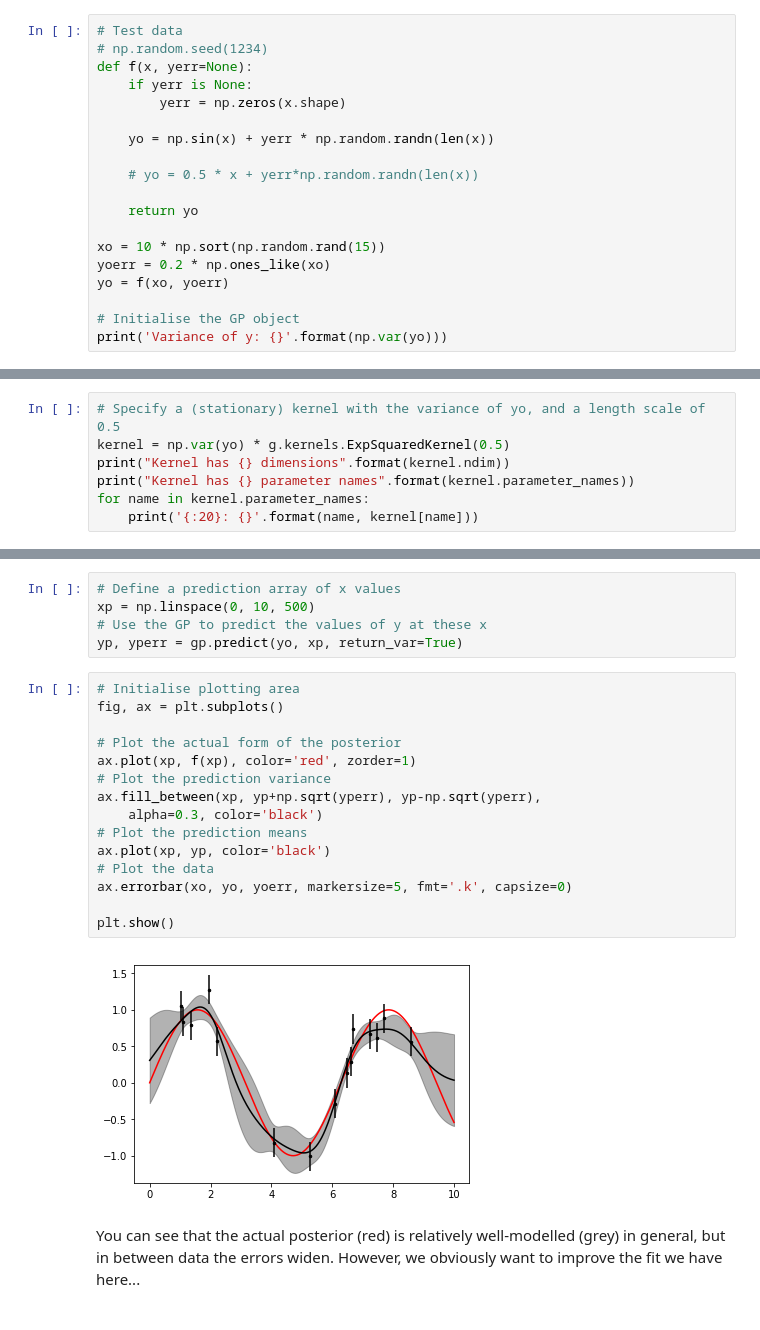
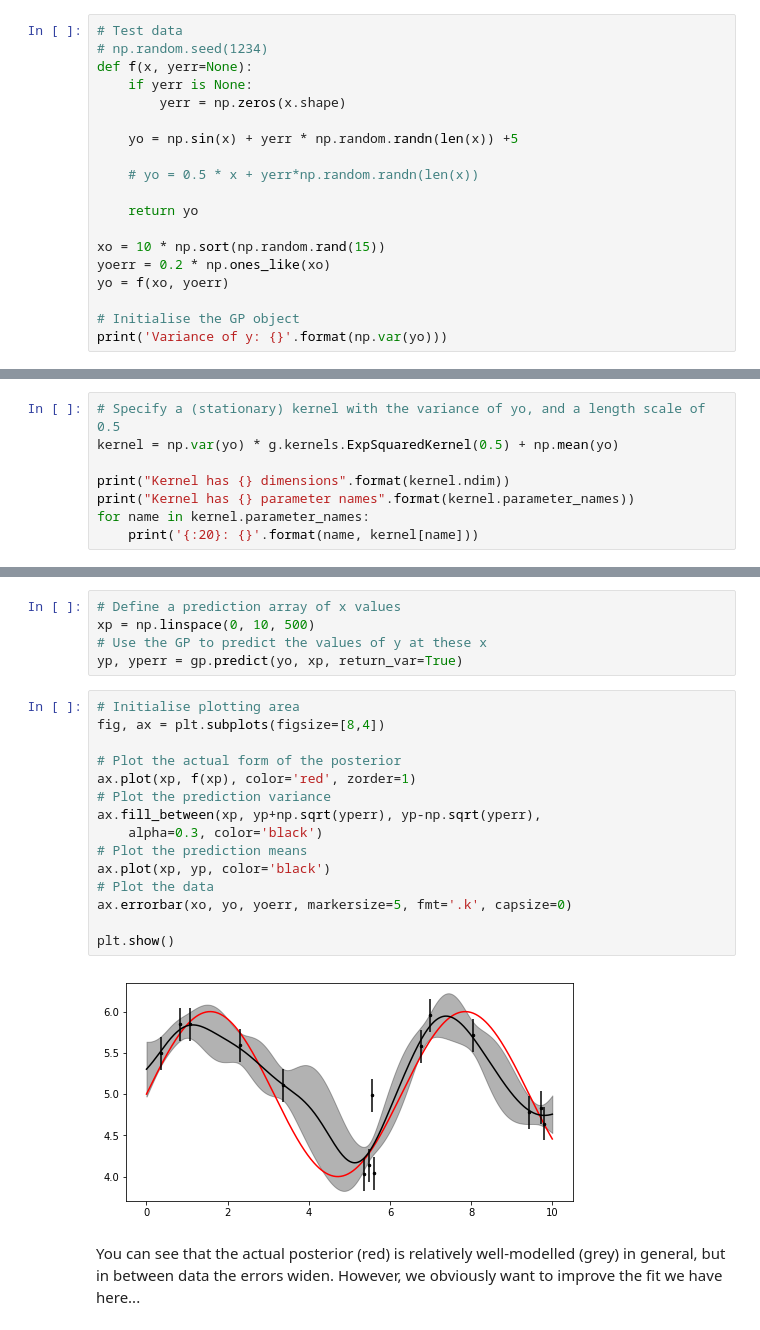
Before and after one commit to wildjames/GP_pointClick, a Jupyter notebook: initial_GP_notes.ipynb, the cells around one changed output, grey strips where cells are left out. Cells and saved outputs as stored; diff of their text form.

Commit message:
Added a visualisation of how the GP returns to mean

```diff
--- a/initial_GP_notes.ipynb
+++ b/initial_GP_notes.ipynb
@@ -16,7 +16,7 @@ def f(x, yerr=None):
     if yerr is None:
         yerr = np.zeros(x.shape)
 
-    yo = np.sin(x) + yerr * np.random.randn(len(x))
+    yo = np.sin(x) + yerr * np.random.randn(len(x)) +5
 
     # yo = 0.5 * x + yerr*np.random.randn(len(x))
 
@@ -34,7 +34,8 @@ Variance of y: 0.4049074969312088
 Now, I need to initialise the GP object. First, I create a kernel with the same width as the variance of yo as my prior, and a timescale of 0.5:
 # %%
 # Specify a (stationary) kernel with the variance of yo, and a length scale of 0.5
-kernel = np.var(yo) * g.kernels.ExpSquaredKernel(0.5)
+kernel = np.var(yo) * g.kernels.ExpSquaredKernel(0.5) + np.mean(yo)
+
 print("Kernel has {} dimensions".format(kernel.ndim))
 print("Kernel has {} parameter names".format(kernel.parameter_names))
 for name in kernel.parameter_names:
@@ -74,21 +76,21 @@ xp = np.linspace(0, 10, 500)
 yp, yperr = gp.predict(yo, xp, return_var=True)
 # %%
 # Initialise plotting area
-fig, ax = plt.subplots()
+fig, ax = plt.subplots(figsize=[8,4])
 
 # Plot the actual form of the posterior
 ax.plot(xp, f(xp), color='red', zorder=1)
 # Plot the prediction variance
 ax.fill_between(xp, yp+np.sqrt(yperr), yp-np.sqrt(yperr),
     alpha=0.3, color='black')
 # Plot the prediction means
 ax.plot(xp, yp, color='black')
 # Plot the data
 ax.errorbar(xo, yo, yoerr, markersize=5, fmt='.k', capsize=0)
 
 plt.show()
 # %% [output]
-[figure, old version]
+[figure, new version]
 # %% [markdown]
 You can see that the actual posterior (red) is relatively well-modelled (grey) in general, but in between data the errors widen. However, we obviously want to improve the fit we have here...
 # %%
```
Also changed, not shown: parts of 9 cells of this notebook.
